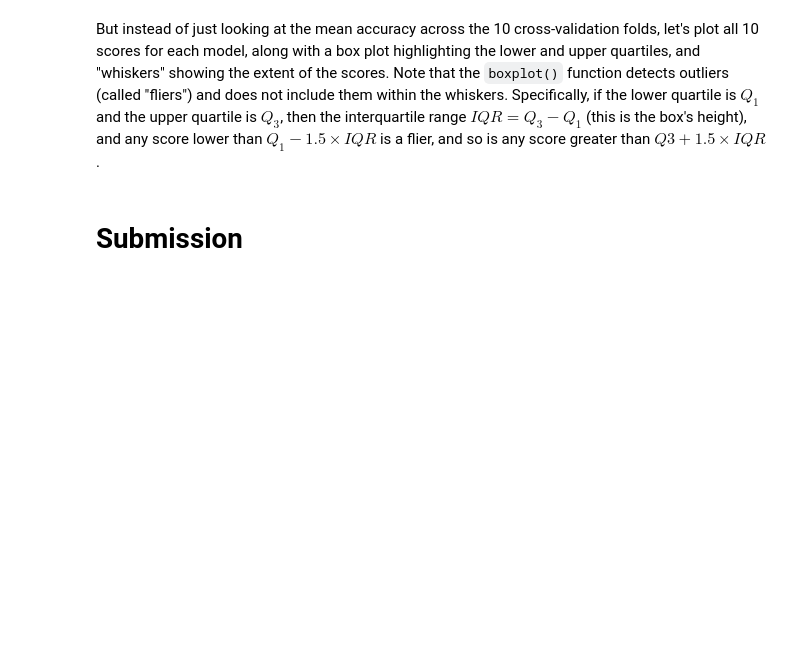
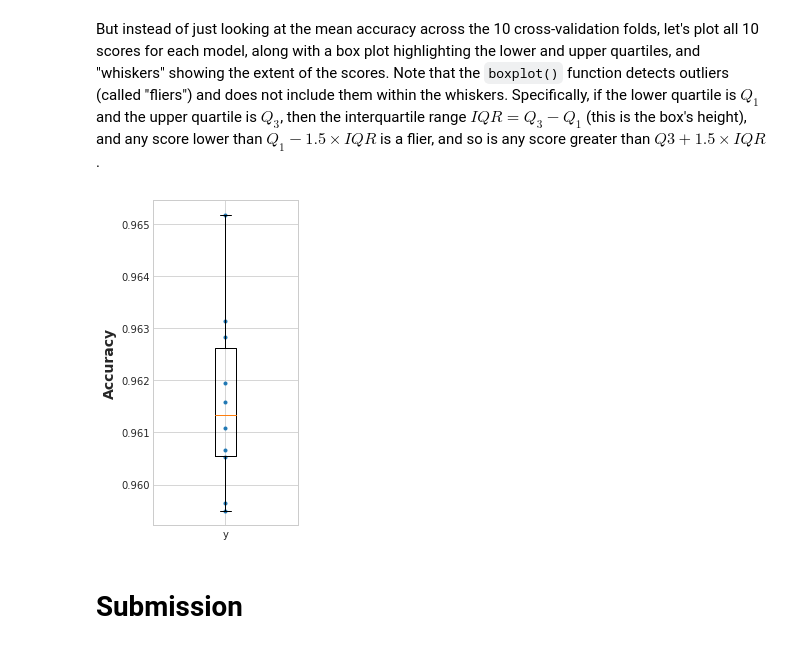
Before and after one commit to furyhawk/kaggle_practice, a Jupyter notebook: Classification/simplenn-logisticreg.ipynb, the cells around one changed output. Saved outputs shown, nothing was run; the diff lists cells and outputs as text; code cells hidden in the pictures; blank space fills up the shorter version.

```diff
--- a/Classification/simplenn-logisticreg.ipynb
+++ b/Classification/simplenn-logisticreg.ipynb
@@ -325,13 +370,16 @@ def load_model():
 
     model = keras.Sequential([
     layers.BatchNormalization(input_shape = [X.shape[-1]], name='input'),
-    layers.Dense(128, activation=ACTIVATION),
+    layers.Dense(300, kernel_initializer="lecun_normal", activation=ACTIVATION),
 #     layers.Dropout(rate = DROPOUT),
     layers.BatchNormalization(),
-    layers.Dense(64, activation=ACTIVATION),
+    layers.Dense(200, kernel_initializer="lecun_normal", activation=ACTIVATION),
 #     layers.Dropout(rate = DROPOUT),
     layers.BatchNormalization(),
-    layers.Dense(64, activation=ACTIVATION),
+    layers.Dense(100, kernel_initializer="lecun_normal", activation=ACTIVATION),
+#     layers.Dropout(rate = DROPOUT),
+    layers.BatchNormalization(),
+    layers.Dense(50, kernel_initializer="lecun_normal", activation=ACTIVATION),
 #     layers.Dropout(rate = DROPOUT),
     layers.BatchNormalization(),
     layers.Dense(le.classes_.shape[-1], activation = 'softmax'), #y_cat.shape[-1]
@@ -480,13 +591,13 @@ plot_cm(cm)
 # %% [markdown]
 But instead of just looking at the mean accuracy across the 10 cross-validation folds, let's plot all 10 scores for each model, along with a box plot highlighting the lower and upper quartiles, and "whiskers" showing the extent of the scores. Note that the `boxplot()` function detects outliers (called "fliers") and does not include them within the whiskers. Specifically, if the lower quartile is $Q_1$ and the upper quartile is $Q_3$, then the interquartile range $IQR = Q_3 - Q_1$ (this is the box's height), and any score lower than $Q_1 - 1.5 \times IQR$ is a flier, and so is any score greater than $Q3 + 1.5 \times IQR$.
 # %%
-import matplotlib.pyplot as plt
-
-plt.figure(figsize=(8, 4))
+plt.figure(figsize=(3, 5))
 plt.plot([1]*10, total_acc, ".")
 plt.boxplot([total_acc], labels=("y"))
 plt.ylabel("Accuracy", fontsize=14)
 plt.show()
+# %% [output]
+[figure, added]
 # %% [markdown]
 # Submission
 # %%
```
Also changed, not shown: parts of 20 cells of this notebook.
